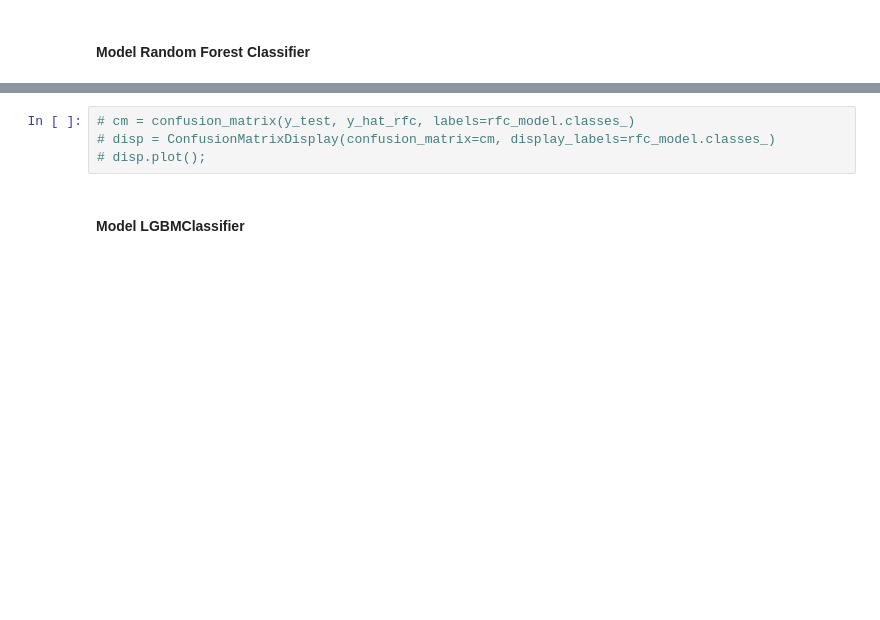
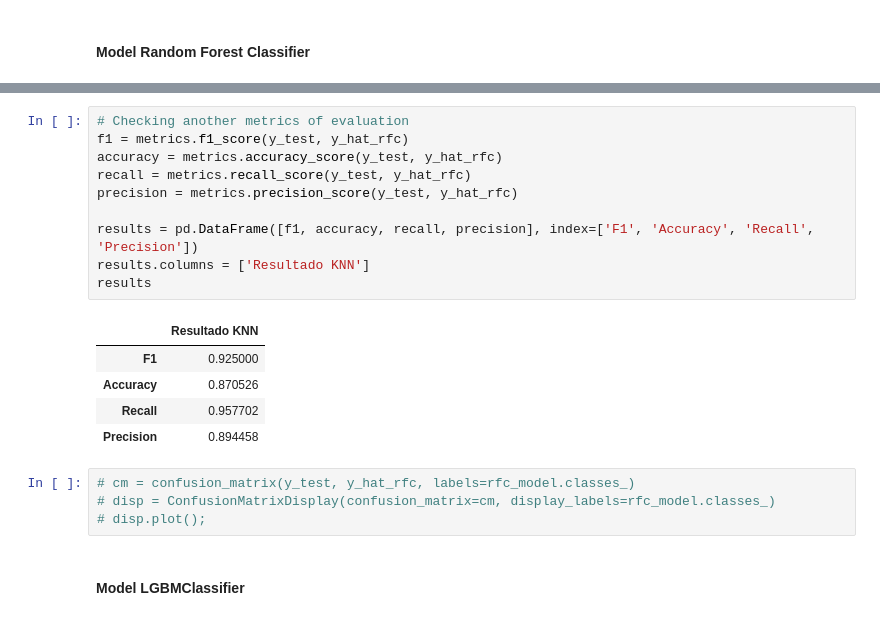
Before and after one commit to RicardoFFdev/hack_days_cds_03, a Jupyter notebook: hack_days_cds_03.ipynb, the cells around one changed output, grey strips where cells are left out. Drawn from its saved outputs; the diff is of its cells as text; blank space fills up the shorter version.

```diff
--- a/hack_days_cds_03.ipynb
+++ b/hack_days_cds_03.ipynb
@@ -338,5 +343,21 @@ print(rfc_result)
 # %% [output]
 0.9249999999999999
+# %%
+# Checking another metrics of evaluation
+f1 = metrics.f1_score(y_test, y_hat_rfc)
+accuracy = metrics.accuracy_score(y_test, y_hat_rfc)
+recall = metrics.recall_score(y_test, y_hat_rfc)
+precision = metrics.precision_score(y_test, y_hat_rfc)
+
+results = pd.DataFrame([f1, accuracy, recall, precision], index=['F1', 'Accuracy', 'Recall', 'Precision'])
+results.columns = ['Resultado KNN']
+results
+# %% [output]
+|  | Resultado KNN |
+| F1 | 0.925000 |
+| Accuracy | 0.870526 |
+| Recall | 0.957702 |
+| Precision | 0.894458 |
 # %%
 # cm = confusion_matrix(y_test, y_hat_rfc, labels=rfc_model.classes_)
 # disp = ConfusionMatrixDisplay(confusion_matrix=cm, display_labels=rfc_model.classes_)
```
Also changed, not shown: parts of 18 cells of this notebook.
